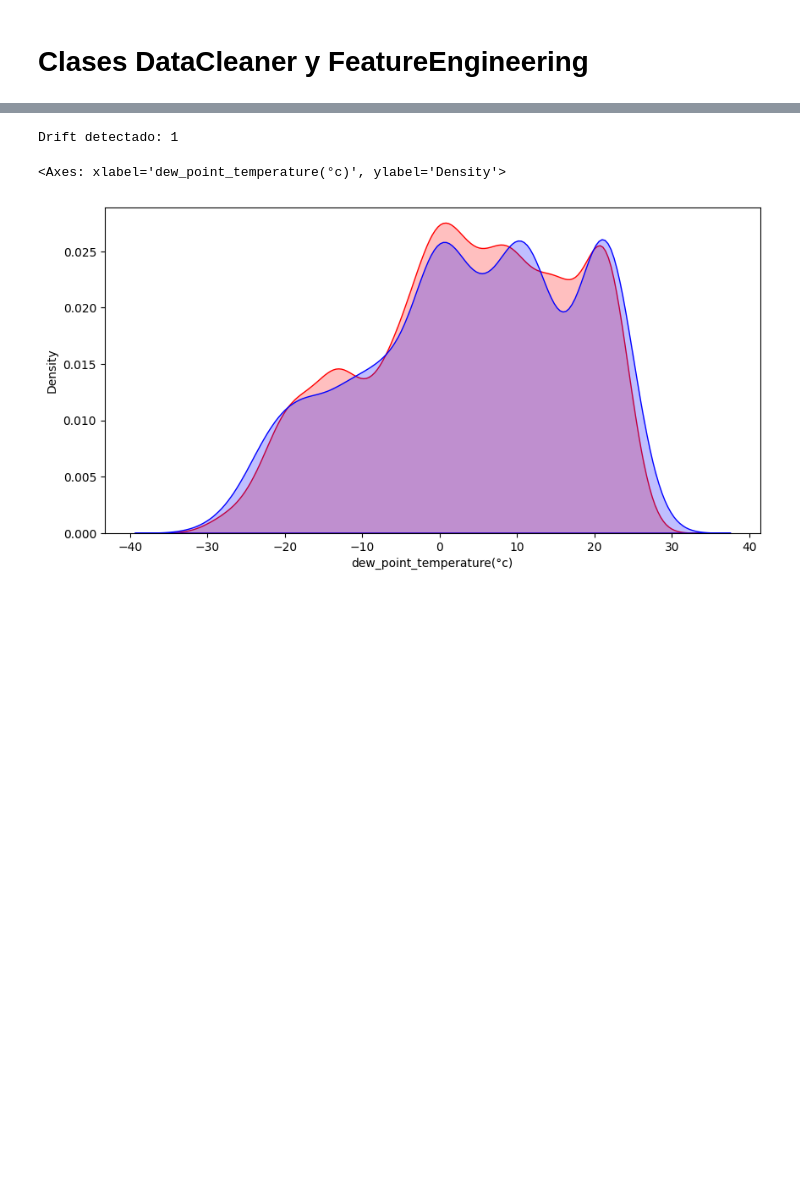
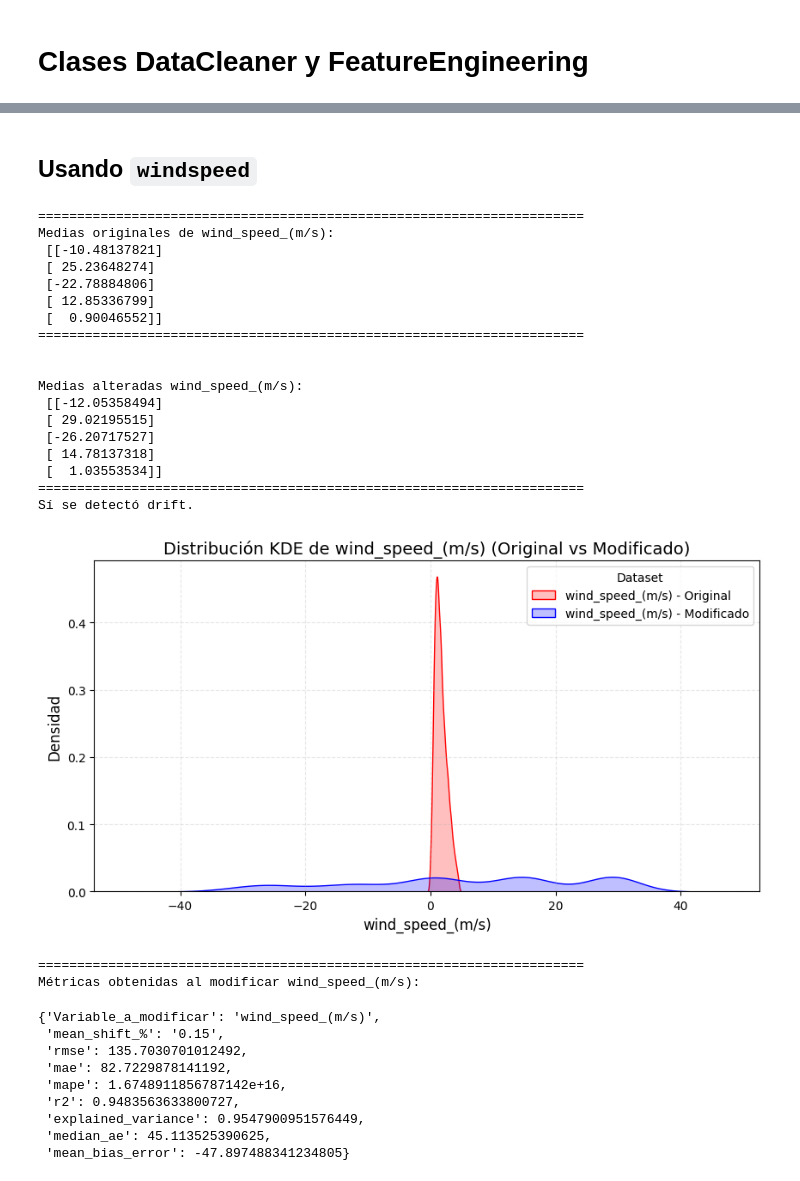
Before and after one commit to Delbert-CV/MLOps-entregas, a Jupyter notebook: notebooks/Drift_Detection.ipynb, the cells around one changed output, grey strips where cells are left out. Drawn from its saved outputs; the diff is of its cells as text; code cells hidden in the pictures; blank space fills up the shorter version.

```diff
--- a/notebooks/Drift_Detection.ipynb
+++ b/notebooks/Drift_Detection.ipynb
@@ -301,19 +377,37 @@ metrics_dict
-# %%
-# Seleccionar solo columnas numéricas (excluir categóricas para KSDrift)
-X_train_numeric = X_train[numerical_features_to_use]
-X_synthetic_numeric = X_synthetic[numerical_features_to_use]
-
-# Detectar drift
-cd = KSDrift(X_train_numeric.to_numpy(), p_val=0.05)
-drift_pred = cd.predict(X_synthetic_numeric.to_numpy())
-print('Drift detectado:', drift_pred['data']['is_drift'])
-# %% [output]
-Drift detectado: 1
-# %%
-plt.figure(figsize=(10,5))
-
-sns.kdeplot(df_featured['dew_point_temperature(°c)'], label="Dew point original", fill=True, color='red')
-sns.kdeplot(synthetic_data['dew_point_temperature(°c)'], label='Dew point modificado', fill=True, color='blue')
-# %% [output]
-<Axes: xlabel='dew_point_temperature(°c)', ylabel='Density'>
-[figure, removed]
+# %% [markdown]
+## Usando `windspeed`
+# %%
+gmm_windspeed = GaussianMixture(n_components=5, random_state=42).fit(df_featured['wind_speed_(m/s)'].to_numpy().reshape(-1,1))
+wind_metrics = test_numerical_drift('wind_speed_(m/s)', gmm_dew, 0.15)
+wind_metrics
+# %% [output]
+======================================================================
+Medias originales de wind_speed_(m/s):
+ [[-10.48137821]
+ [ 25.23648274]
+ [-22.78884806]
+ [ 12.85336799]
+ [  0.90046552]]
+======================================================================
+
+
+Medias alteradas wind_speed_(m/s):
+ [[-12.05358494]
+ [ 29.02195515]
+ [-26.20717527]
+ [ 14.78137318]
+ [  1.03553534]]
+======================================================================
+Sí se detectó drift.
+[figure, added]
+======================================================================
+Métricas obtenidas al modificar wind_speed_(m/s):
+{'Variable_a_modificar': 'wind_speed_(m/s)',
+ 'mean_shift_%': '0.15',
+ 'rmse': 135.7030701012492,
+ 'mae': 82.7229878141192,
+ 'mape': 1.6748911856787142e+16,
+ 'r2': 0.9483563633800727,
+ 'explained_variance': 0.9547900951576449,
+ 'median_ae': 45.113525390625,
+ 'mean_bias_error': -47.897488341234805}
```
Also changed, not shown: parts of 17 cells of this notebook.
